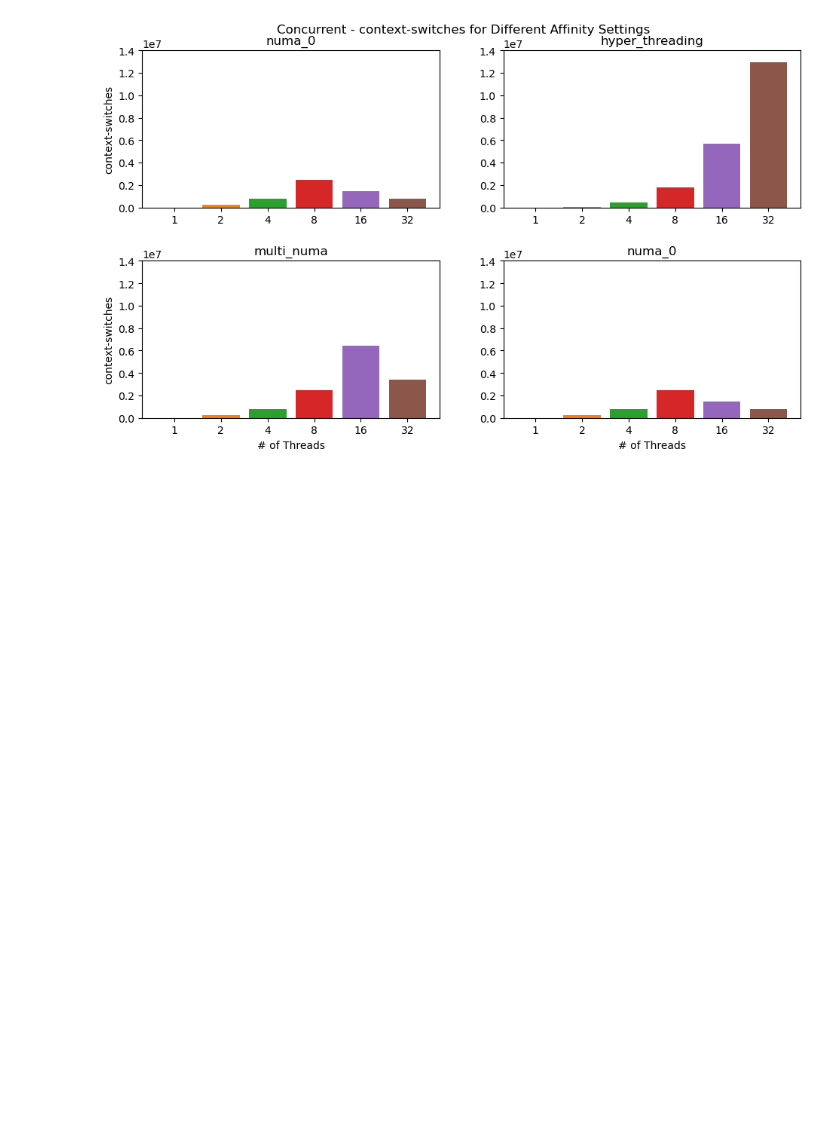
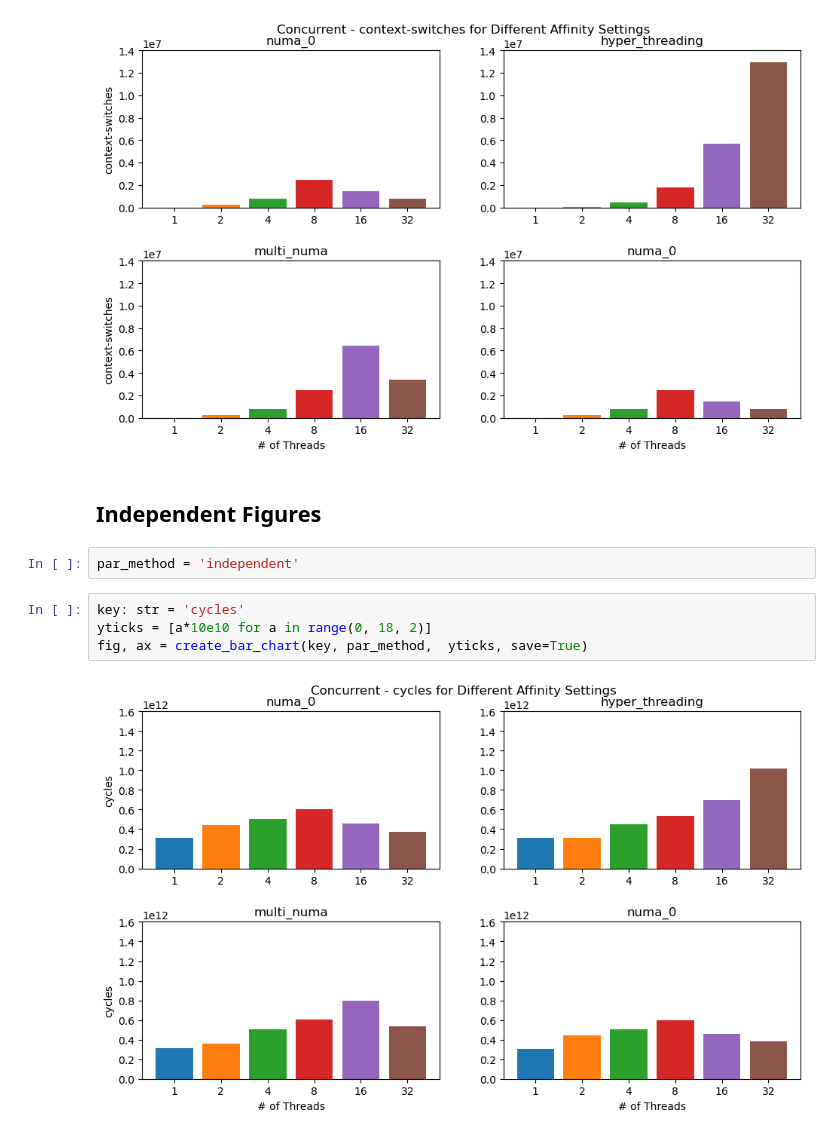
Before and after one commit to xXPinkmagicXx/csp, a Jupyter notebook: perf_graph.ipynb, the cells around one changed output. Saved outputs shown, nothing was run; the diff lists cells and outputs as text; blank space fills up the shorter version.

Commit message:
notebook to independent figures

```diff
--- a/perf_graph.ipynb
+++ b/perf_graph.ipynb
@@ -305,3 +307,13 @@ yticks = [i * 10e5 for i in range(0, 15, 2)]
 fig, ax = create_bar_chart(key, 'concurrent', yticks, save=True)
 # %% [output]
 [figure]
+# %% [markdown]
+## Independent Figures
+# %%
+par_method = 'independent'
+# %%
+key: str = 'cycles'
+yticks = [a*10e10 for a in range(0, 18, 2)]
+fig, ax = create_bar_chart(key, par_method,  yticks, save=True)
+# %% [output]
+[figure, added]
```
Also changed, not shown: parts of 1 cell of this notebook.
